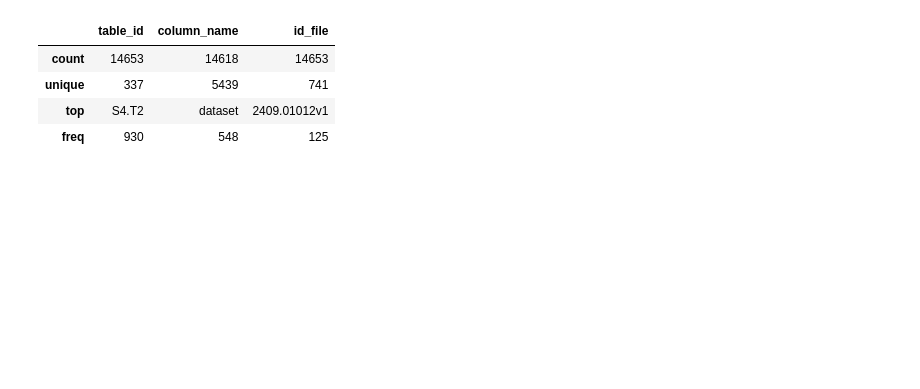
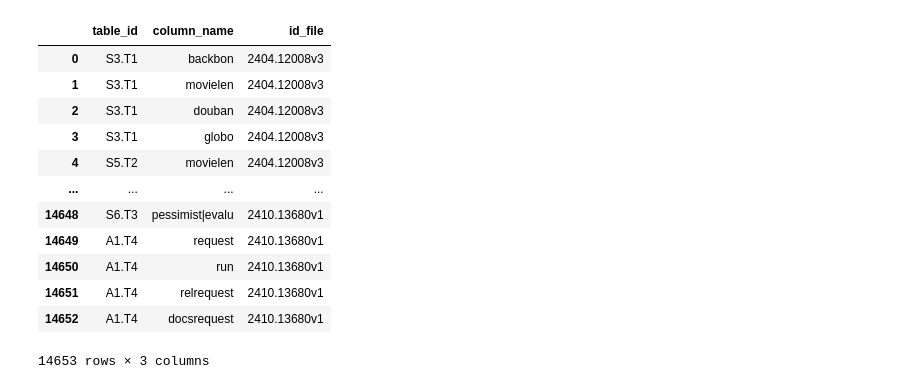
Before and after one commit to MarcoNapoleone/ALTAIR, a Jupyter notebook: HW_1/scripts/dataviz/columns_analysis.ipynb, the cells around one changed output. Cells and saved outputs as stored; diff of their text form; code cells hidden in the pictures; blank space fills up the shorter version.

```diff
--- a/HW_1/scripts/dataviz/columns_analysis.ipynb
+++ b/HW_1/scripts/dataviz/columns_analysis.ipynb
@@ -1,23 +1,29 @@
 # %%
 import matplotlib.pyplot as plt
 import pandas as pd
 import seaborn as sns
-from nltk.sem.chat80 import borders
-from pyparsing import alphas
-from seaborn import dark_palette
+
 
 palette = sns.color_palette(["#2176AB", "#F97662", "#FFBF00", "#50C878", "#B284BE"])
 sns.set_palette(palette)
 
 df = pd.read_csv('../../dataset/tables_columns_clean.csv')
 
-df.describe()
+df
 # %% [output]
 |  | table_id | column_name | id_file |
-| count | 14653 | 14618 | 14653 |
-| unique | 337 | 5439 | 741 |
-| top | S4.T2 | dataset | 2409.01012v1 |
-| freq | 930 | 548 | 125 |
+| 0 | S3.T1 | backbon | 2404.12008v3 |
+| 1 | S3.T1 | movielen | 2404.12008v3 |
+| 2 | S3.T1 | douban | 2404.12008v3 |
+| 3 | S3.T1 | globo | 2404.12008v3 |
+| 4 | S5.T2 | movielen | 2404.12008v3 |
+| ... | ... | ... | ... |
+| 14648 | S6.T3 | pessimist|evalu | 2410.13680v1 |
+| 14649 | A1.T4 | request | 2410.13680v1 |
+| 14650 | A1.T4 | run | 2410.13680v1 |
+| 14651 | A1.T4 | relrequest | 2410.13680v1 |
+| 14652 | A1.T4 | docsrequest | 2410.13680v1 |
+14653 rows × 3 columns
 # %%
 # some set theory operations, using Jaccard similarity find tables with similar columns
 
```
Also changed, not shown: parts of 6 cells of this notebook, 3 other files.
